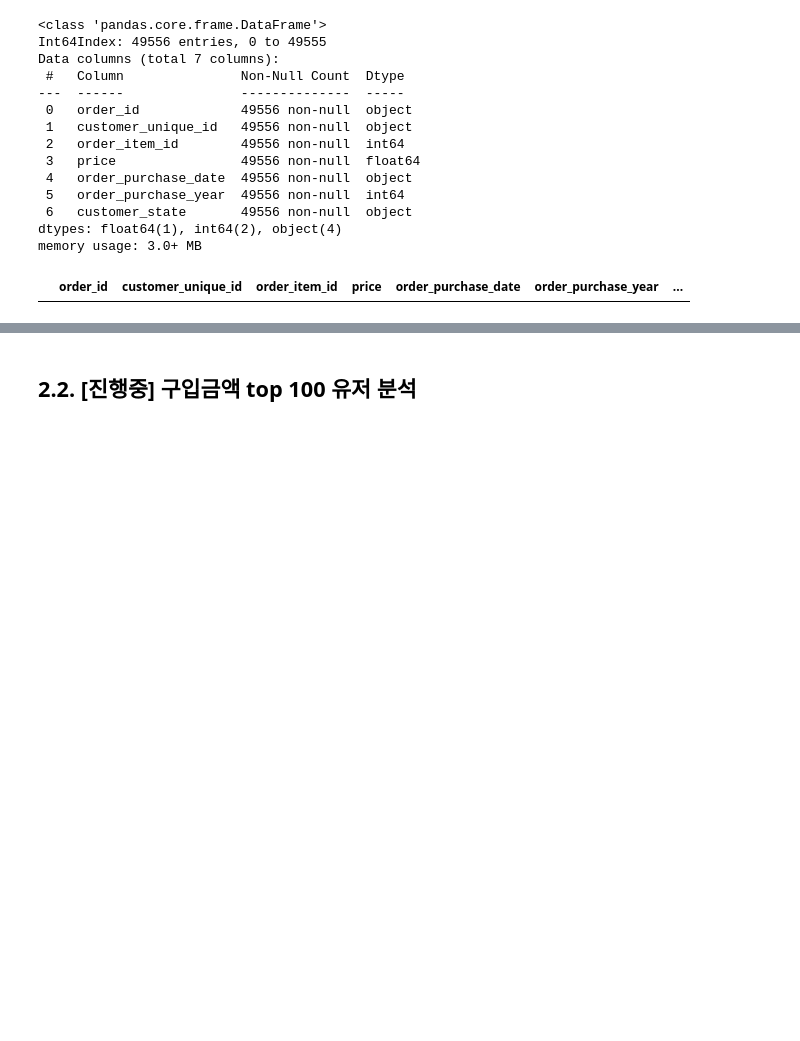
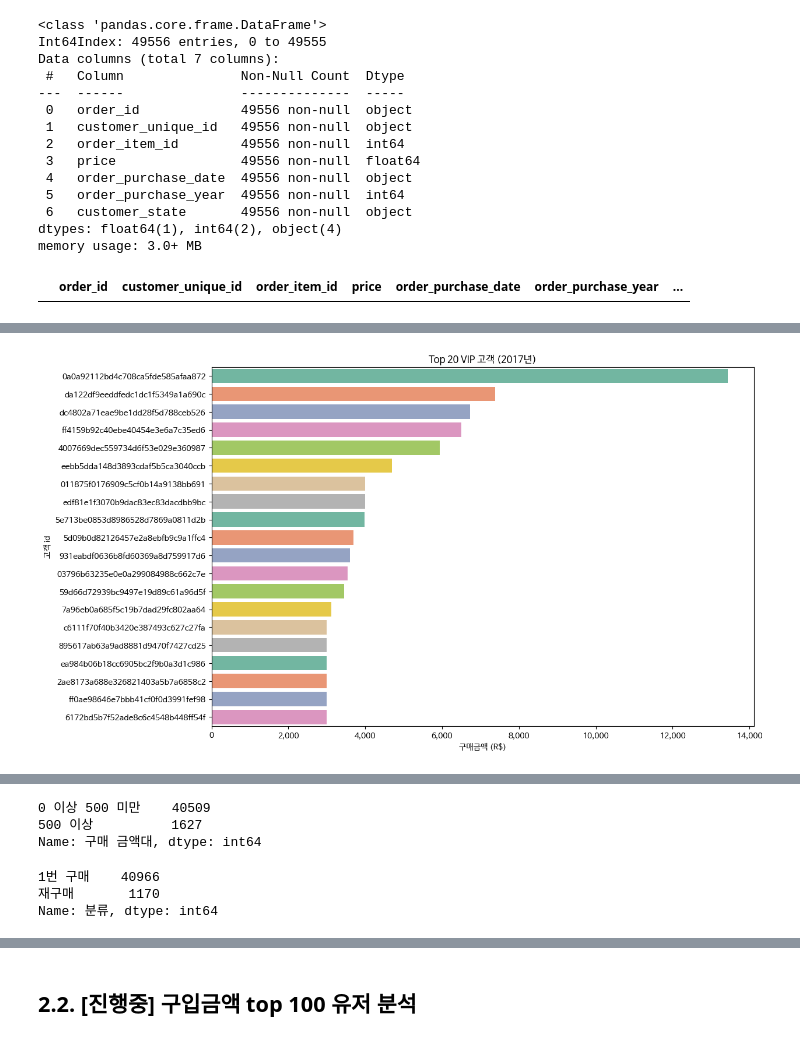
Before and after one commit to Nayoung-young/prj-ecommerce-eda, a Jupyter notebook: User_Analysis.ipynb, the cells around one changed output, grey strips where cells are left out. Saved outputs shown, nothing was run; the diff lists cells and outputs as text; code cells hidden in the pictures; blank space fills up the shorter version.

```diff
--- a/User_Analysis.ipynb
+++ b/User_Analysis.ipynb
@@ -494,0 +544,20 @@ Wall time: 481 ms
+# %%
+# 혹은 상위 10명의 구매 금액 차이?
+
+# customer_id는 .. 그냥 이렇게 두는 게 나을지도? 레포트 보는 사람도 확인해야 하니까
+
+%%time
+fig, ax = plt.subplots(nrows=1, ncols=1, figsize = (12, 8))
+
+sns.barplot(data = df_vip_2017.head(20), y ='customer_unique_id', x = 'order_purchase_sum_2017', palette='Set2')
+
+plt.title('Top 20 VIP 고객 (2017년)') #가제
+
+plt.xlabel('구매금액 (R$)')
+ax.xaxis.set_major_formatter(plt.FuncFormatter(lambda x, p=None: '{:,.0f}'.format(x)))
+
+plt.ylabel('고객 id')
+
+plt.show()
+# %% [output]
+[figure, added]
@@ -494,0 +568,12 @@ Wall time: 481 ms
+# %%
+df_vip_2017['구매 금액대'].value_counts()
+# %% [output]
+0 이상 500 미만    40509
+500 이상          1627
+Name: 구매 금액대, dtype: int64
+# %%
+df_vip_2017['분류'].value_counts()
+# %% [output]
+1번 구매    40966
+재구매       1170
+Name: 분류, dtype: int64
```
Also changed, not shown: parts of 72 cells of this notebook.
